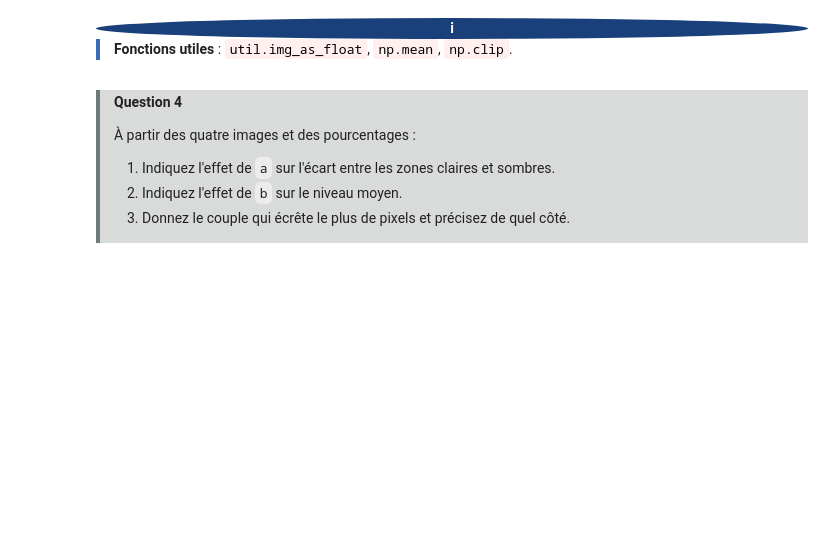
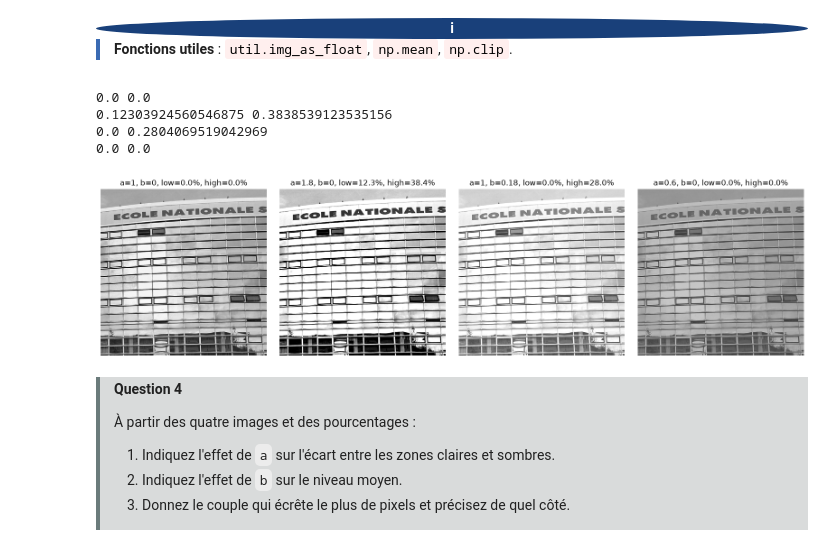
Before and after one commit to Zezinoo/TraitmentImages, a Jupyter notebook: tp1/src/tp1-images-couleur-robustesse.ipynb, the cells around one changed output. Cells and saved outputs as stored; diff of their text form; code cells hidden in the pictures; blank space fills up the shorter version.

```diff
--- a/tp1/src/tp1-images-couleur-robustesse.ipynb
+++ b/tp1/src/tp1-images-couleur-robustesse.ipynb
@@ -233,8 +297,19 @@ Les attributs utiles sont `ndim`, `shape`, `dtype`, `size` et `nbytes`. Le nombr
 # %%
 def describe_image(image: np.ndarray) -> dict:
     """Return the structural and numerical properties of an image."""
-    # TODO
-    raise NotImplementedError
+    att = {}
+    att["rows"] = image.shape[0]
+    att["columns"] = image.shape[1]
+    att["type"] = type(image.flatten()[0])
+    att["n_pixels"] = att["rows"] * att["columns"]
+    if len(image.shape) > 2:
+        att["n_scalars"] = image.shape[2] * att["n_pixels"]
+        att["channel number"] =  image.shape[2]
+    else :
+        att["n_scalars"] = att["n_pixels"]
+        att["channel number"] = 1
+    att["memory_size"] = image.nbytes
+    return att
 
 
 for name, image in {"gris": gray, "RGB": rgb, "RGBA": rgba}.items():
@@ -342,18 +428,36 @@ avec $m=0,5$. Procédez dans cet ordre :
 # %%
 def affine_intensity(
     image: np.ndarray, a: float, b: float, midpoint: float = 0.5
 ) -> tuple[np.ndarray, float, float]:
     """Apply a centered affine intensity transform and report clipping rates."""
-    # TODO
-    raise NotImplementedError
+    raw = midpoint + a*(image - midpoint) + b
+    boolean_mean = (np.mean(raw<0) , np.mean(raw>1))
+    clipped = np.clip(raw , 0 , 1)
+    return boolean_mean , clipped
 
 
 gray_float = util.img_as_float(gray)
 
 # Testez exactement les couples suivants : `(1, 0)`, `(1.8, 0)`, `(1, 0.18)`
 # et `(0.6, 0)`. Affichez les quatre résultats sur une ligne. Dans chaque titre,
 # indiquez `a`, `b` et les deux pourcentages d'écrêtage (multipliez les
 # proportions par 100).
+
+parameters = [(1, 0), (1.8, 0), (1, 0.18), (0.6, 0)]
+fig, axes = plt.subplots(1, 4, figsize=(16, 4))
+for i, (a, b) in enumerate(parameters):
+    (clip_low, clip_high), transformed = affine_intensity(gray_float, a, b)
+    axes[i].imshow(transformed, cmap="gray", vmin=0, vmax=1)
+    print(clip_low, clip_high)
+    axes[i].set_title(f"a={a}, b={b}, low={clip_low*100:.1f}%, high={clip_high*100:.1f}%")
+    axes[i].axis("off")
+plt.tight_layout()
+# %% [output]
+0.0 0.0
+0.12303924560546875 0.3838539123535156
+0.0 0.2804069519042969
+0.0 0.0
+[figure, added]
 # %% [markdown]
 <div style="border-left:4px solid #6B7B7B;background:rgba(65,76,76,0.20);padding:2px 14px;margin:0.6em 0;">
 
```
Also changed, not shown: parts of 18 cells of this notebook.
